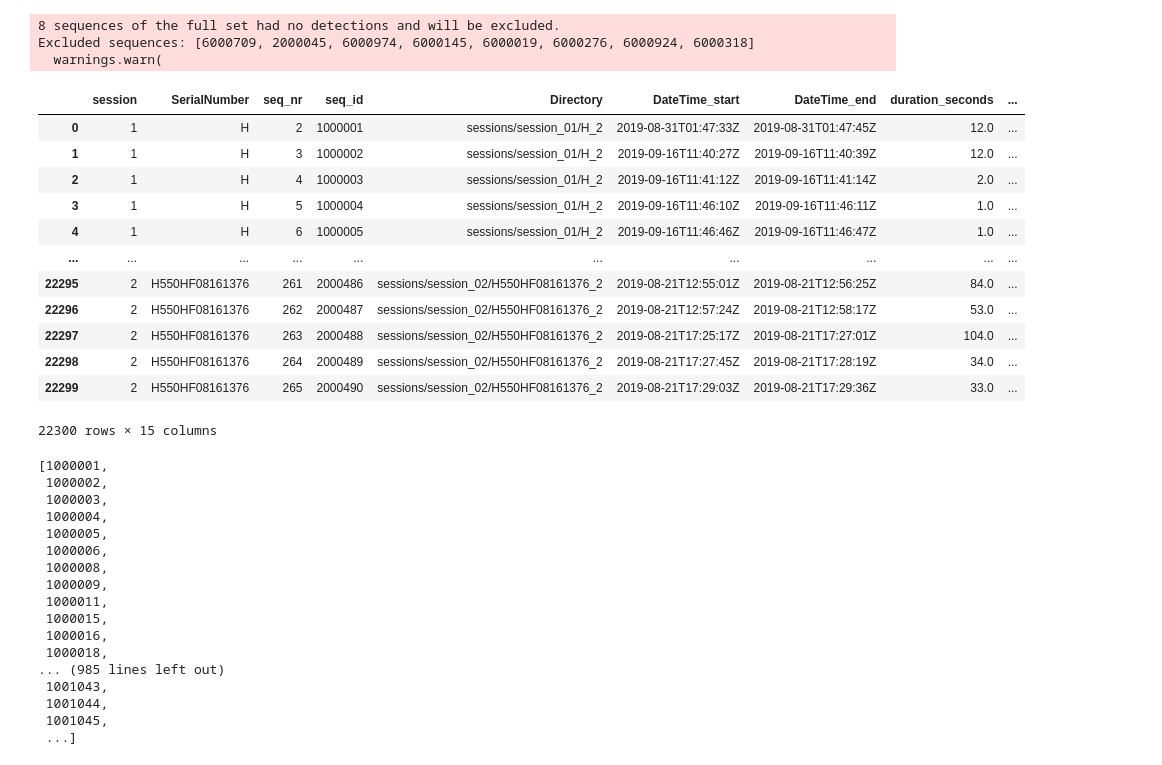
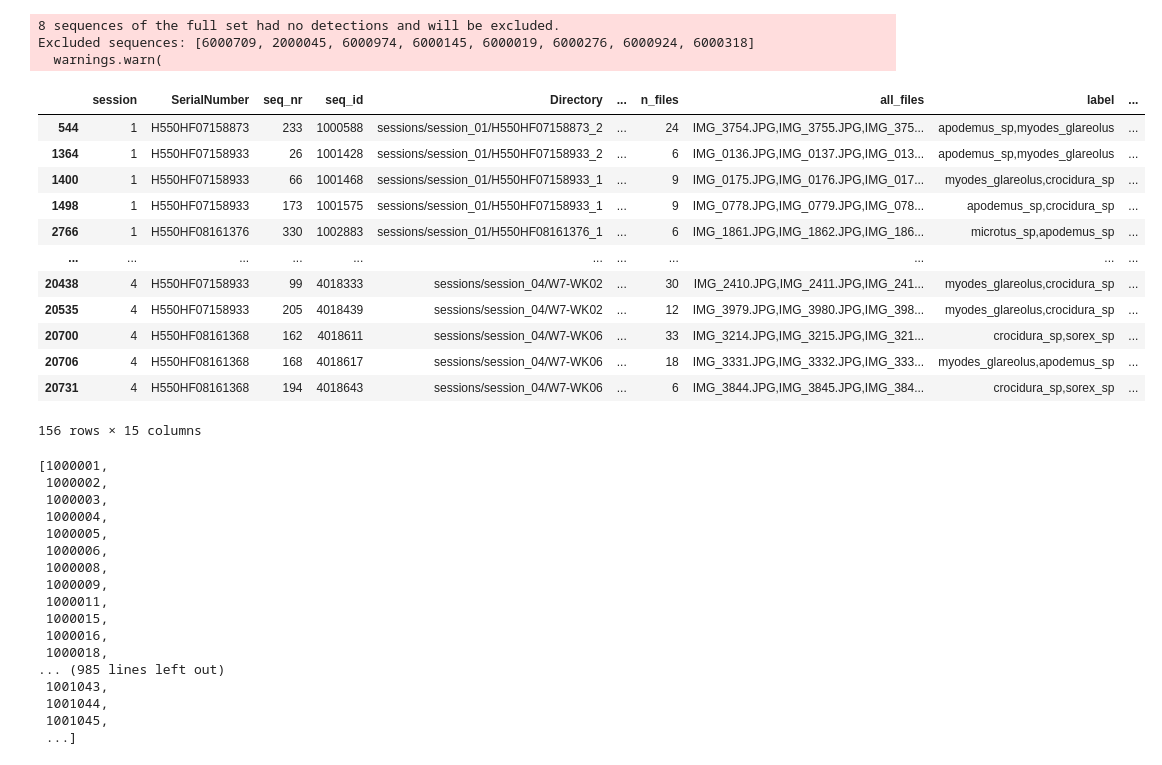
Before and after one commit to juliankraft/BachelorThesis, a Jupyter notebook: code/dev/building_dataloader.ipynb, the cells around one changed output. Cells and saved outputs as stored; diff of their text form; code cells hidden in the pictures.

```diff
--- a/code/dev/building_dataloader.ipynb
+++ b/code/dev/building_dataloader.ipynb
@@ -62,22 +62,22 @@ labelfiles = dataset.get_all_files_of_type(path=paths['labels'], file_type='csv'
 metadata = dataset.reading_all_metadata(
     list_of_files=labelfiles,
 )
-# %%
-metadata
-# %% [output]
-|  | session | SerialNumber | seq_nr | seq_id | Directory | DateTime_start | DateTime_end | duration_seconds | ... |
-| 0 | 1 | H | 2 | 1000001 | sessions/session_01/H_2 | 2019-08-31T01:47:33Z | 2019-08-31T01:47:45Z | 12.0 | ... |
-| 1 | 1 | H | 3 | 1000002 | sessions/session_01/H_2 | 2019-09-16T11:40:27Z | 2019-09-16T11:40:39Z | 12.0 | ... |
-| 2 | 1 | H | 4 | 1000003 | sessions/session_01/H_2 | 2019-09-16T11:41:12Z | 2019-09-16T11:41:14Z | 2.0 | ... |
-| 3 | 1 | H | 5 | 1000004 | sessions/session_01/H_2 | 2019-09-16T11:46:10Z | 2019-09-16T11:46:11Z | 1.0 | ... |
-| 4 | 1 | H | 6 | 1000005 | sessions/session_01/H_2 | 2019-09-16T11:46:46Z | 2019-09-16T11:46:47Z | 1.0 | ... |
-| ... | ... | ... | ... | ... | ... | ... | ... | ... | ... |
-| 22295 | 2 | H550HF08161376 | 261 | 2000486 | sessions/session_02/H550HF08161376_2 | 2019-08-21T12:55:01Z | 2019-08-21T12:56:25Z | 84.0 | ... |
-| 22296 | 2 | H550HF08161376 | 262 | 2000487 | sessions/session_02/H550HF08161376_2 | 2019-08-21T12:57:24Z | 2019-08-21T12:58:17Z | 53.0 | ... |
-| 22297 | 2 | H550HF08161376 | 263 | 2000488 | sessions/session_02/H550HF08161376_2 | 2019-08-21T17:25:17Z | 2019-08-21T17:27:01Z | 104.0 | ... |
-| 22298 | 2 | H550HF08161376 | 264 | 2000489 | sessions/session_02/H550HF08161376_2 | 2019-08-21T17:27:45Z | 2019-08-21T17:28:19Z | 34.0 | ... |
-| 22299 | 2 | H550HF08161376 | 265 | 2000490 | sessions/session_02/H550HF08161376_2 | 2019-08-21T17:29:03Z | 2019-08-21T17:29:36Z | 33.0 | ... |
-22300 rows × 15 columns
+# %%
+metadata[metadata['label2']=='other']
+# %% [output]
+|  | session | SerialNumber | seq_nr | seq_id | Directory | ... | n_files | all_files | label | ... |
+| 544 | 1 | H550HF07158873 | 233 | 1000588 | sessions/session_01/H550HF07158873_2 | ... | 24 | IMG_3754.JPG,IMG_3755.JPG,IMG_375... | apodemus_sp,myodes_glareolus | ... |
+| 1364 | 1 | H550HF07158933 | 26 | 1001428 | sessions/session_01/H550HF07158933_2 | ... | 6 | IMG_0136.JPG,IMG_0137.JPG,IMG_013... | apodemus_sp,myodes_glareolus | ... |
+| 1400 | 1 | H550HF07158933 | 66 | 1001468 | sessions/session_01/H550HF07158933_1 | ... | 9 | IMG_0175.JPG,IMG_0176.JPG,IMG_017... | myodes_glareolus,crocidura_sp | ... |
+| 1498 | 1 | H550HF07158933 | 173 | 1001575 | sessions/session_01/H550HF07158933_1 | ... | 9 | IMG_0778.JPG,IMG_0779.JPG,IMG_078... | apodemus_sp,crocidura_sp | ... |
+| 2766 | 1 | H550HF08161376 | 330 | 1002883 | sessions/session_01/H550HF08161376_1 | ... | 6 | IMG_1861.JPG,IMG_1862.JPG,IMG_186... | microtus_sp,apodemus_sp | ... |
+| ... | ... | ... | ... | ... | ... | ... | ... | ... | ... | ... |
+| 20438 | 4 | H550HF07158933 | 99 | 4018333 | sessions/session_04/W7-WK02 | ... | 30 | IMG_2410.JPG,IMG_2411.JPG,IMG_241... | myodes_glareolus,crocidura_sp | ... |
+| 20535 | 4 | H550HF07158933 | 205 | 4018439 | sessions/session_04/W7-WK02 | ... | 12 | IMG_3979.JPG,IMG_3980.JPG,IMG_398... | myodes_glareolus,crocidura_sp | ... |
+| 20700 | 4 | H550HF08161368 | 162 | 4018611 | sessions/session_04/W7-WK06 | ... | 33 | IMG_3214.JPG,IMG_3215.JPG,IMG_321... | crocidura_sp,sorex_sp | ... |
+| 20706 | 4 | H550HF08161368 | 168 | 4018617 | sessions/session_04/W7-WK06 | ... | 18 | IMG_3331.JPG,IMG_3332.JPG,IMG_333... | myodes_glareolus,apodemus_sp | ... |
+| 20731 | 4 | H550HF08161368 | 194 | 4018643 | sessions/session_04/W7-WK06 | ... | 6 | IMG_3844.JPG,IMG_3845.JPG,IMG_384... | crocidura_sp,sorex_sp | ... |
+156 rows × 15 columns
 # %%
 sequences = metadata['seq_id'].tolist()
 # %%
```
Also changed, not shown: parts of 1 cell of this notebook, 1 other file.
